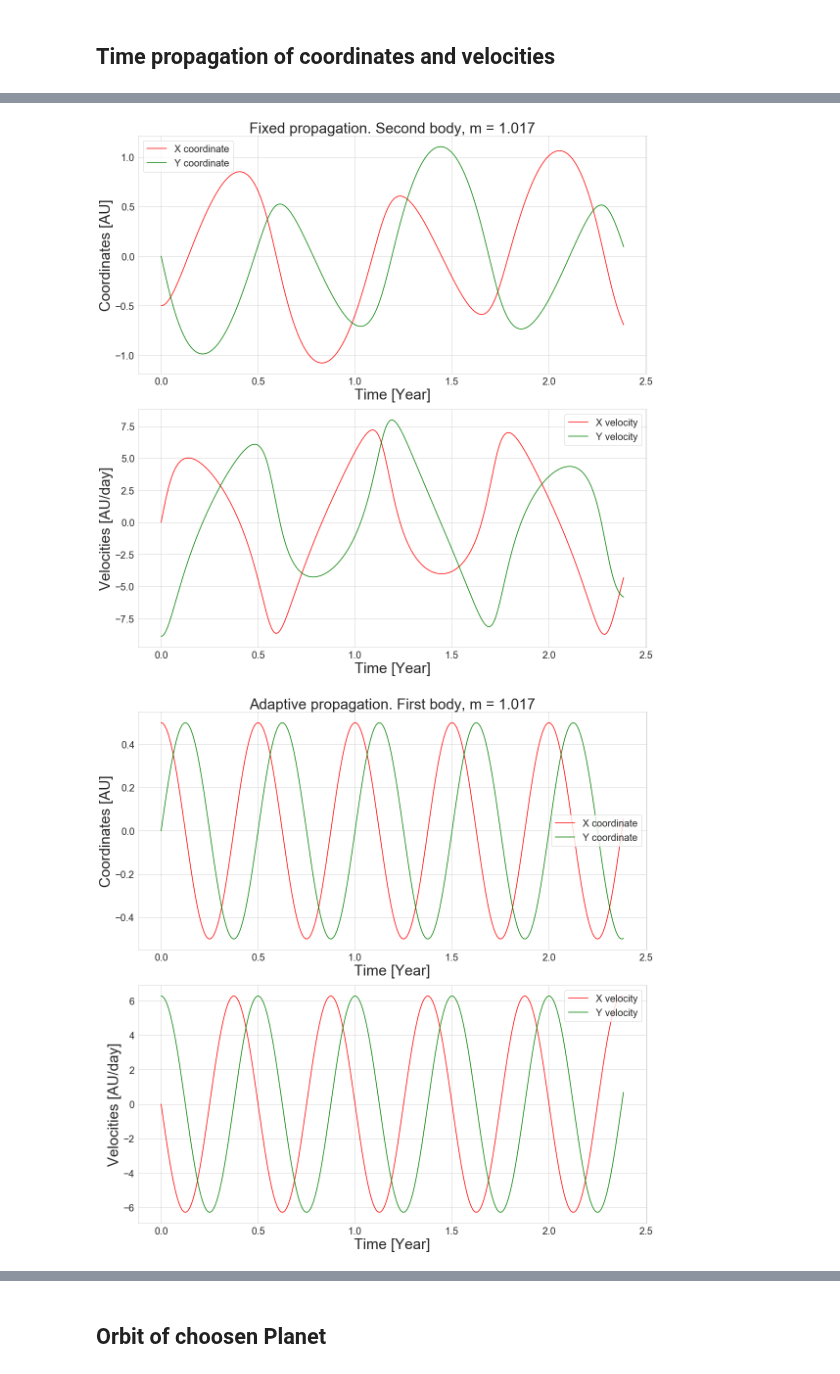
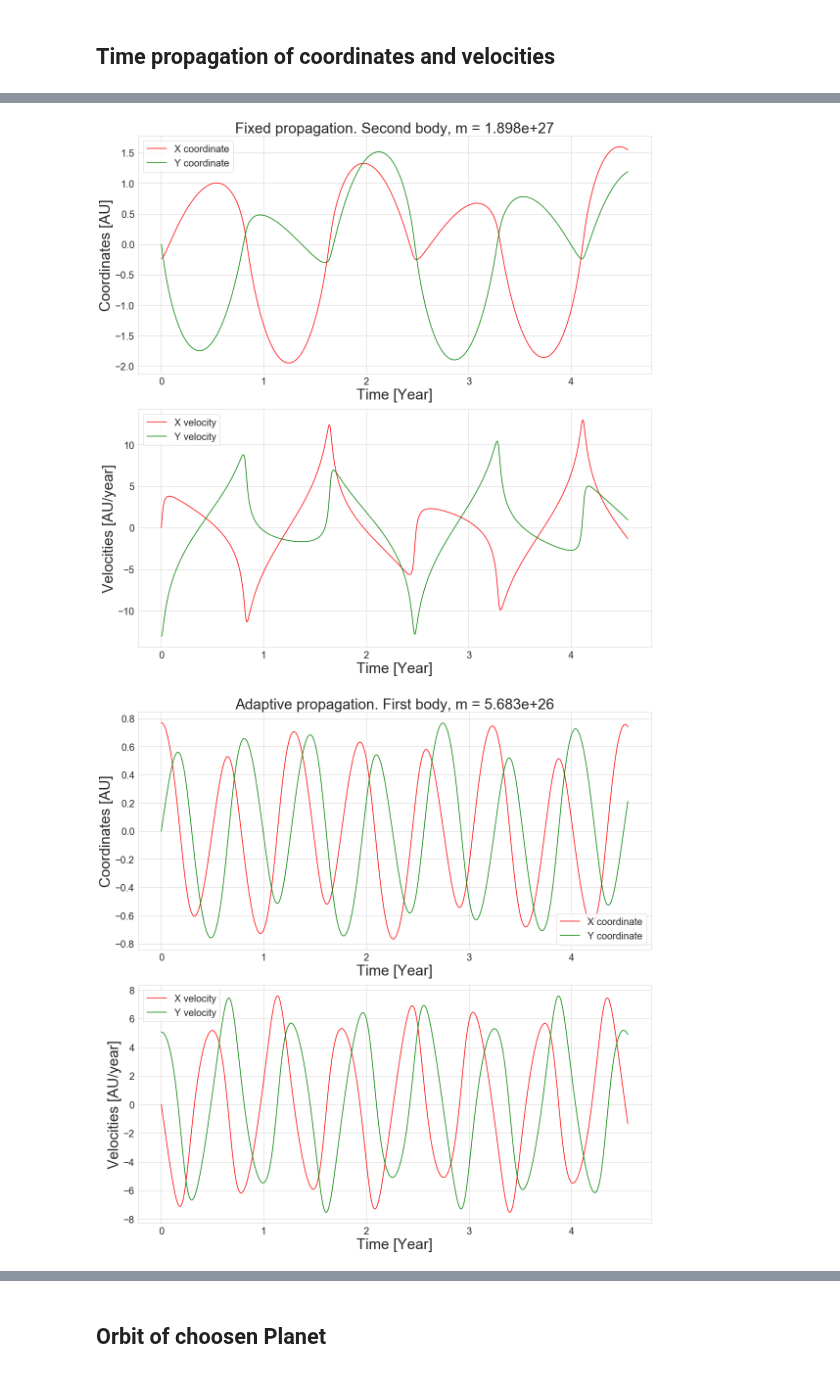
Before and after one commit to masterdesky/ELTE-comp-sim-2019, a Jupyter notebook: III. Planetary Motions/out/III. Planetary Motions - two body.ipynb, the cells around one changed output, grey strips where cells are left out. Drawn from its saved outputs; the diff is of its cells as text; code cells hidden in the pictures.

```diff
--- a/III. Planetary Motions/out/III. Planetary Motions - two body.ipynb
+++ b/III. Planetary Motions/out/III. Planetary Motions - two body.ipynb
@@ -38,12 +38,12 @@ choosen_planet_2 = ''
 if(choosen_planet_1 != ''):
     m_1 = Planets[choosen_planet][0]
 else:
-    m_1 = Planets['Earth'][0]
+    m_1 = Planets['Saturn'][0]
 
 if(choosen_planet_2 != ''):
     m_2 = Planets[choosen_planet][0]
 else:
-    m_2 = Planets['Earth'][0]
+    m_2 = Planets['Jupiter'][0]
 # Eccentricity
 if(choosen_planet_1 != ''):
     ecc_1 = Planets[choosen_planet][2]
@@ -155,7 +164,7 @@ axes[0].set_title('Fixed propagation. Second body, m = {0}'.format(m_2), fontsiz
 axes[0].set_xlabel('Time [Year]', fontsize=30)
 axes[0].set_ylabel('Coordinates [AU]', fontsize=30)
 axes[1].set_xlabel('Time [Year]', fontsize=30)
-axes[1].set_ylabel('Velocities [AU/day]', fontsize=30)
+axes[1].set_ylabel('Velocities [AU/year]', fontsize=30)
 
 axes[0].tick_params(axis='both', which='major', labelsize=20)
 axes[1].tick_params(axis='both', which='major', labelsize=20)
@@ -166,34 +175,34 @@ axes[1].legend(fontsize=20)
 fig.tight_layout()
 plt.show()
 # %% [output]
-[figure, old version]
+[figure, new version]
 # %%
 nrows = 2
 ncols = 1
 fig, axes = plt.subplots(nrows=nrows, ncols=ncols, figsize=(ncols*16,nrows*8))
 
 axes[0].plot(data_adaptive[::steps,0], data_adaptive[::steps,1], c='red', label='X coordinate')
 axes[0].plot(data_adaptive[::steps,0], data_adaptive[::steps,2], c='green', label='Y coordinate')
 axes[1].plot(data_adaptive[::steps,0], data_adaptive[::steps,3], c='red', label='X velocity')
 axes[1].plot(data_adaptive[::steps,0], data_adaptive[::steps,4], c='green', label='Y velocity')
 
 axes[0].set_title('Adaptive propagation. First body, m = {0}'.format(m_1), fontsize=30)
 
 axes[0].set_xlabel('Time [Year]', fontsize=30)
 axes[0].set_ylabel('Coordinates [AU]', fontsize=30)
 axes[1].set_xlabel('Time [Year]', fontsize=30)
-axes[1].set_ylabel('Velocities [AU/day]', fontsize=30)
+axes[1].set_ylabel('Velocities [AU/year]', fontsize=30)
 
 axes[0].tick_params(axis='both', which='major', labelsize=20)
 axes[1].tick_params(axis='both', which='major', labelsize=20)
 
 axes[0].legend(fontsize=20)
 axes[1].legend(fontsize=20)
 
 fig.tight_layout()
 plt.show()
 # %% [output]
-[figure, old version]
+[figure, new version]
 # %%
 nrows = 2
 ncols = 1
```
Also changed, not shown: parts of 8 cells of this notebook, 6 other files.
